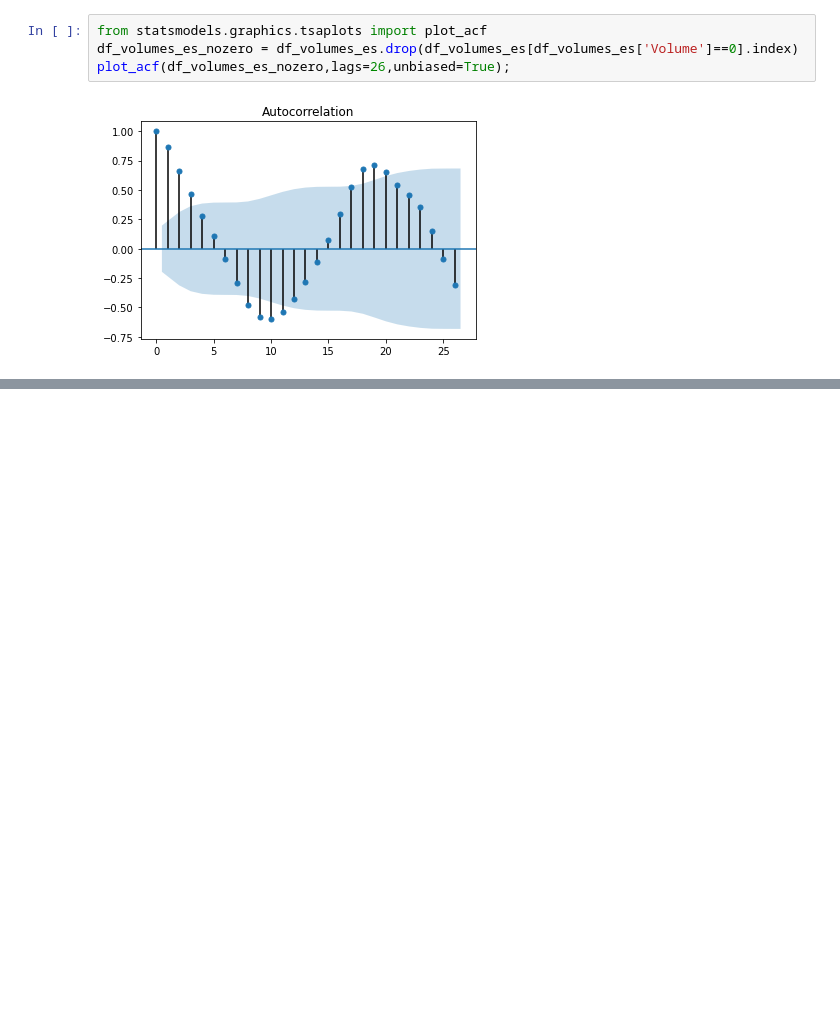
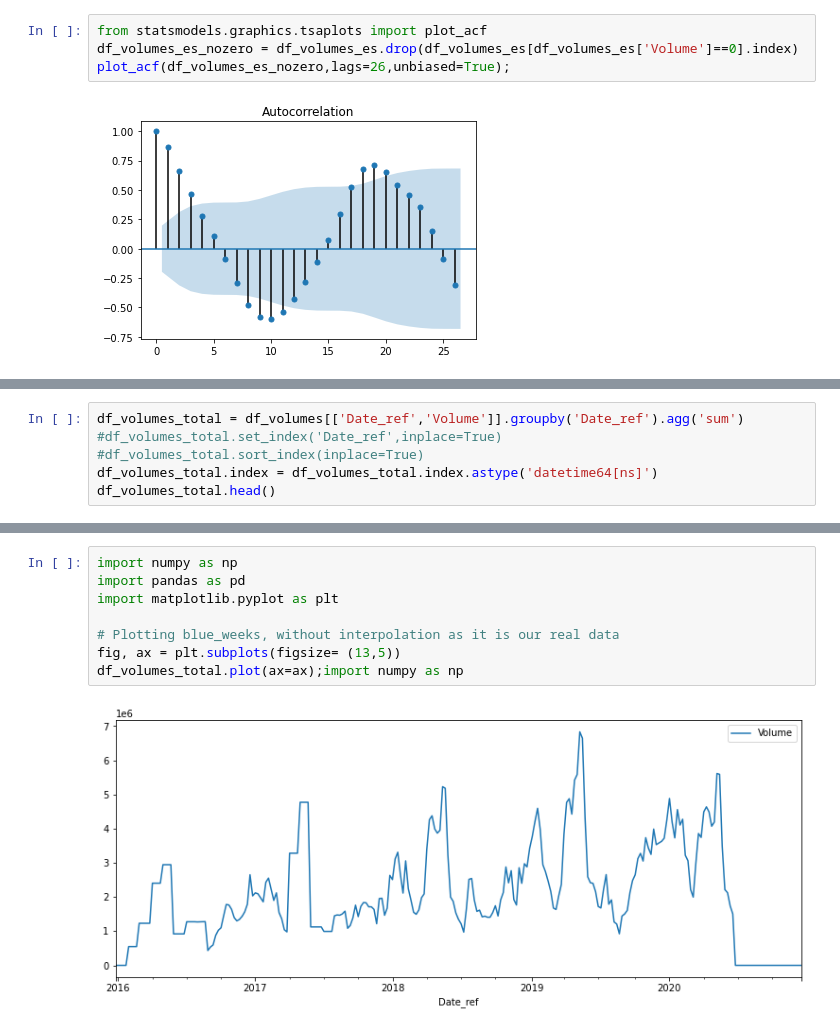
Before and after one commit to matozqui/Berries_Pricing, a Jupyter notebook: Spain/ES_Prices_2_Exploration.ipynb, the cells around one changed output, grey strips where cells are left out. Saved outputs shown, nothing was run; the diff lists cells and outputs as text; blank space fills up the shorter version.

```diff
--- a/Spain/ES_Prices_2_Exploration.ipynb
+++ b/Spain/ES_Prices_2_Exploration.ipynb
@@ -158,0 +163,6 @@ plot_acf(df_volumes_es_nozero,lags=26,unbiased=True);
+# %%
+df_volumes_total = df_volumes[['Date_ref','Volume']].groupby('Date_ref').agg('sum')
+#df_volumes_total.set_index('Date_ref',inplace=True)
+#df_volumes_total.sort_index(inplace=True)
+df_volumes_total.index = df_volumes_total.index.astype('datetime64[ns]')
+df_volumes_total.head()
@@ -158,0 +187,10 @@ plot_acf(df_volumes_es_nozero,lags=26,unbiased=True);
+# %%
+import numpy as np
+import pandas as pd
+import matplotlib.pyplot as plt
+
+# Plotting blue_weeks, without interpolation as it is our real data
+fig, ax = plt.subplots(figsize= (13,5))
+df_volumes_total.plot(ax=ax);import numpy as np
+# %% [output]
+[figure, added]
```
Also changed, not shown: parts of 8 cells of this notebook, 9 other files.
